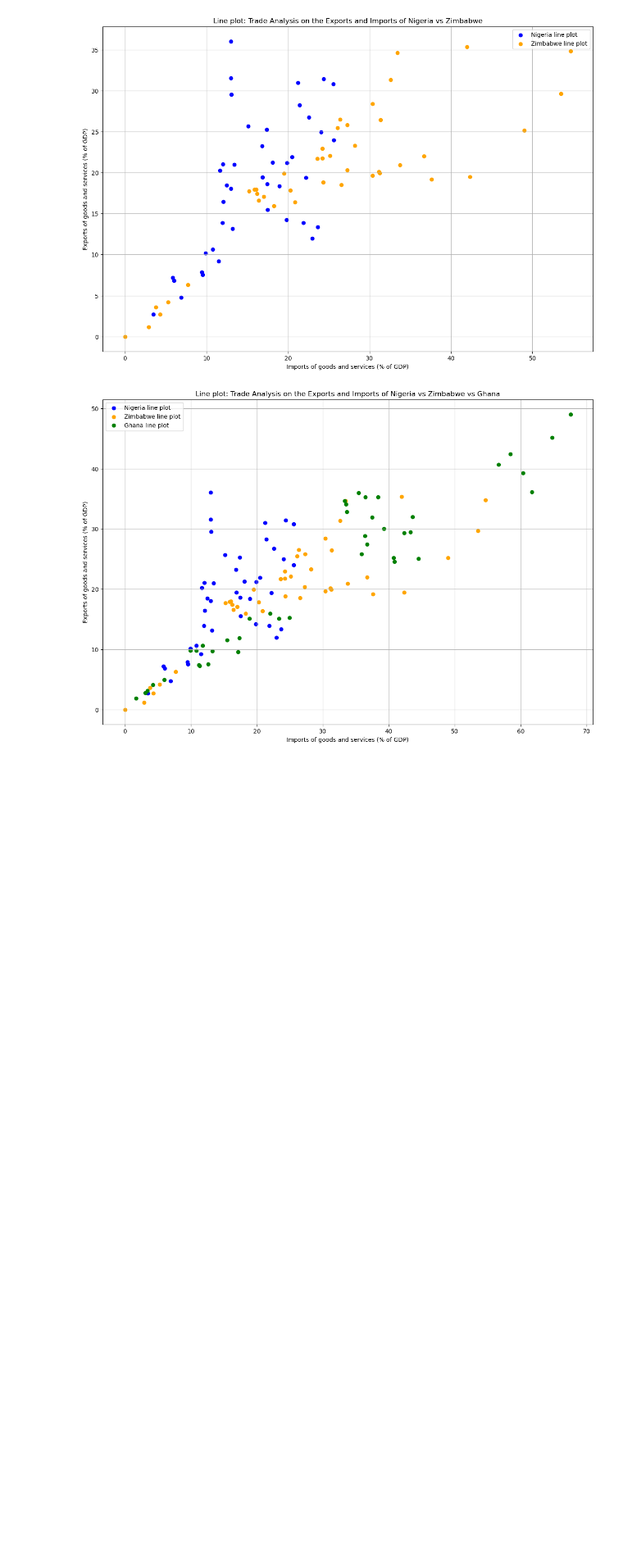
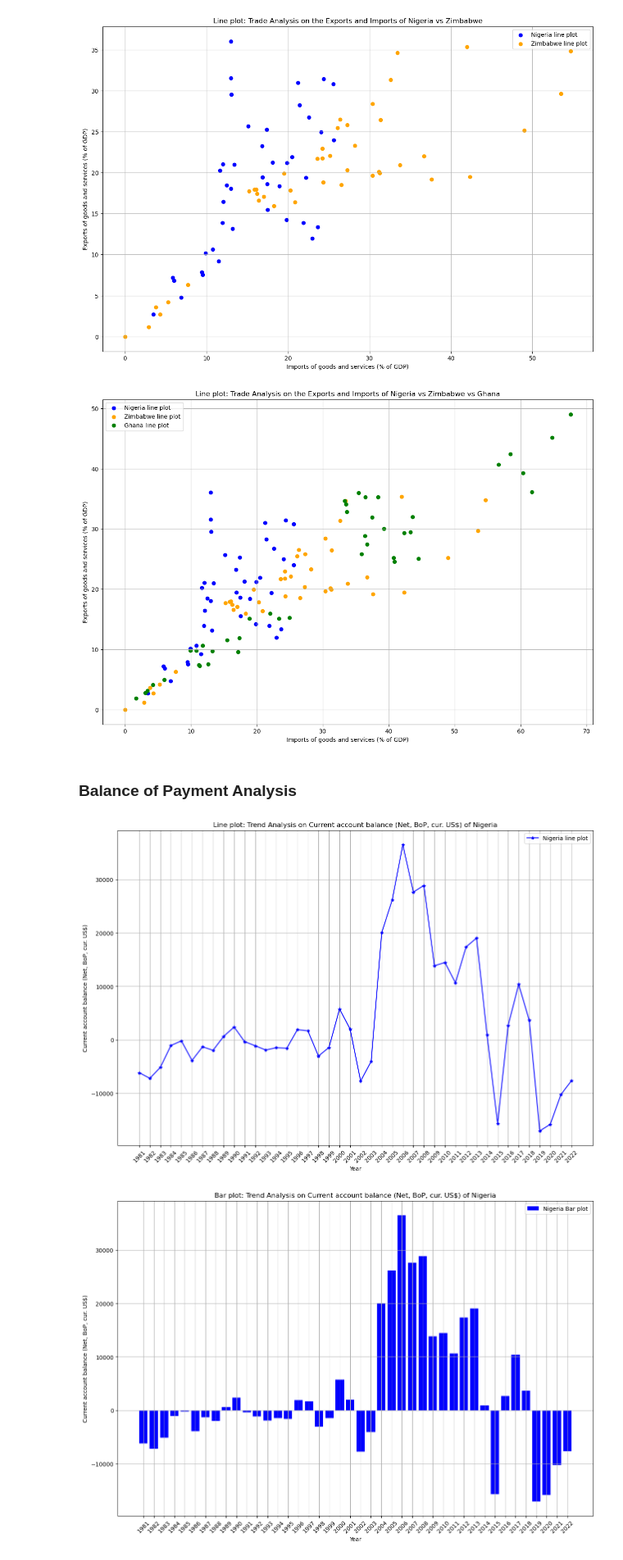
Before and after one commit to andazi/EDA-African-Economic-Performance, a Jupyter notebook: AFRICAN ECONOMY EDA.ipynb, the cells around one changed output. Shown at 82% size. Cells and saved outputs as stored; diff of their text form; code cells hidden in the pictures; blank space fills up the shorter version.

```diff
--- a/AFRICAN ECONOMY EDA.ipynb
+++ b/AFRICAN ECONOMY EDA.ipynb
@@ -497,7 +501,7 @@ corr = []
 for country in country_names:
     country_dataset = dataset_cleaned[dataset_cleaned.Country == country_names[country]]
     correlation = country_dataset[inflation].corr(country_dataset[gdp_growth])
-    corr.append([correlation, country_names[country]])
+    corr.append([correlation,country_dataset.Country.size, country_names[country]])
 # %%
 sorted(corr)
 # %% [output]
@@ -641,3 +649,25 @@ trade_analysis('NGA', 'ZWE')
 trade_analysis('NGA', 'ZWE', 'GHA')
 # %% [output]
 [figure]
+# %% [markdown]
+### Balance of Payment Analysis
+# %%
+def balance_payment_analysis(*countries):
+     '''
+     Function to plot Trade analysis.
+
+     Parameters:
+     - countries: The country code (e.g., 'NGA' for Nigeria or more)
+
+     Example usage:
+     balance_payment_analysis('NGA')
+     OR
+     balance_payment_analysis('NER')
+     '''
+     trend_analysis(current_account_balance, 'line', *countries)
+     trend_analysis(current_account_balance, 'bar', *countries)
+# %%
+balance_payment_analysis('nga')
+# %% [output]
+[figure, added]
+[figure, added]
```
Also changed, not shown: parts of 8 cells of this notebook, 3 other files.
